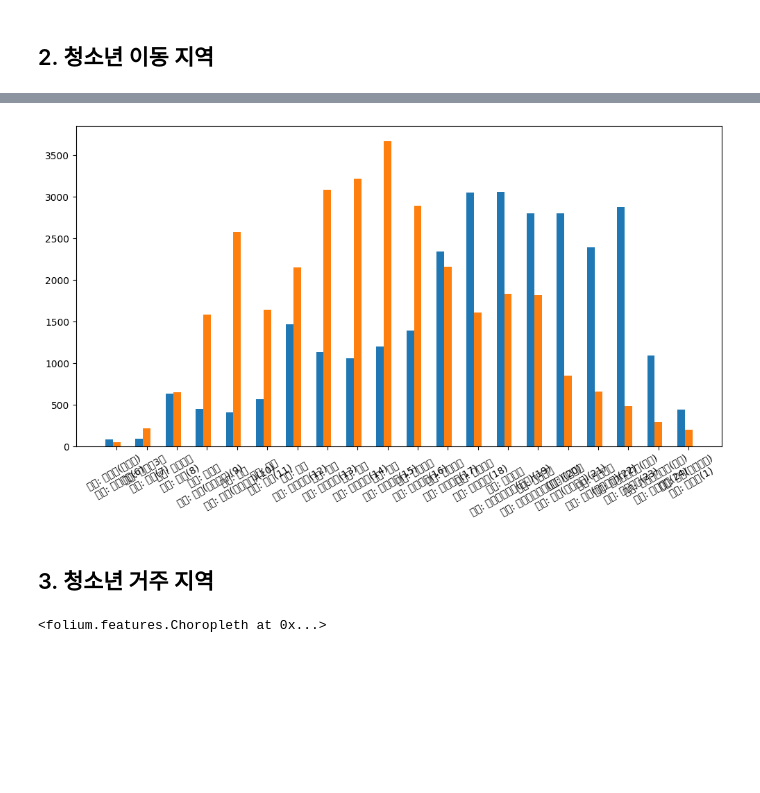
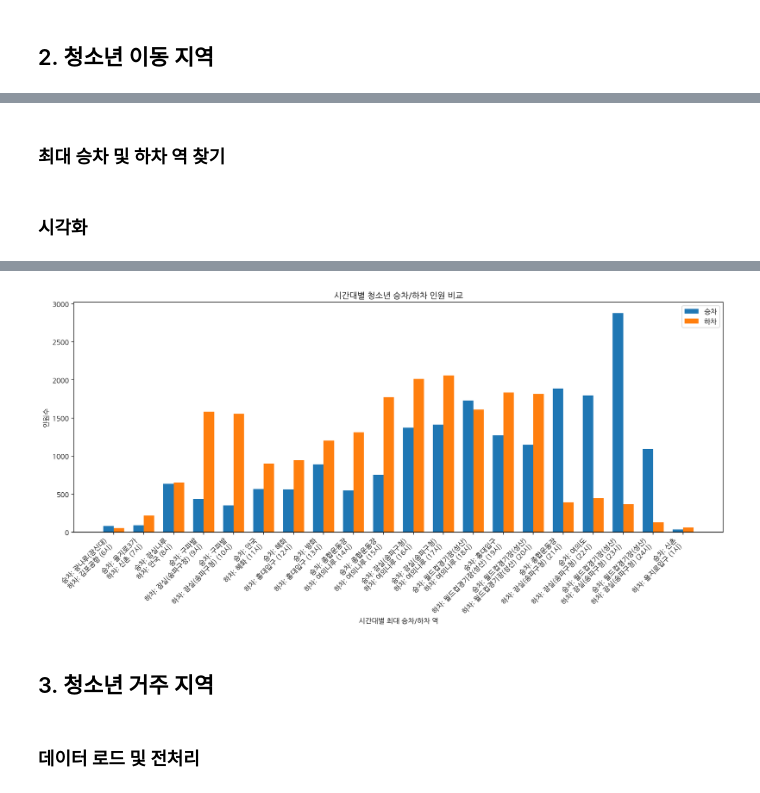
Before and after one commit to thdnjs0730/2024-1-my-BDA, a Jupyter notebook: 데이터분석과제_03조_20231596_최소원_20231596_최소원.ipynb, the cells around one changed output, grey strips where cells are left out. Drawn from its saved outputs; the diff is of its cells as text; code cells hidden in the pictures; blank space fills up the shorter version.

```diff
--- a/데이터분석과제_03조_20231596_최소원_20231596_최소원.ipynb
+++ b/데이터분석과제_03조_20231596_최소원_20231596_최소원.ipynb
@@ -181 +171,3 @@ WARNING:matplotlib.font_manager:findfont: Font family 'Malgun Gothic' not found.
+# %% [markdown]
+### 최대 승차 및 하차 역 찾기
 # %%
@@ -193,36 +181,44 @@ teenager = move_df[is_teenager]
 # %%
+# 각 시간대별 최대 승차 및 하차 인원과 역 찾기
 for row in teenager.itertuples(index=False):
     for i in range(20):
-        temp = row[i + 7];
-        if row[5] == '승차':
-            if temp > mx_on[i]:
+        temp = row[i + 7]  # 시간대별 승차/하차 인원
+        if row[5] == '승차':  # 승차일 경우
+            if temp > mx_on[i]:  # 최대 승차 인원을 갱신할 경우
                 mx_on[i] = temp
                 t = (i + 6) % 24
                 if t == 0:
                     t = 24
-                mx_time[i] = t
-                mx_station_on[i] = row[4];
-        if row[5] == '하차':
-            if temp > mx_off[i]:
+                mx_time[i] = t  # 시간대 저장
+                mx_station_on[i] = row[4]  # 역 이름 저장
+        elif row[5] == '하차':  # 하차일 경우
+            if temp > mx_off[i]:  # 최대 하차 인원을 갱신할 경우
                 mx_off[i] = temp
                 t = (i + 6) % 24
                 if t == 0:
                     t = 24
-                mx_time[i] = t
-                mx_station_off[i] = row[4];
+                mx_time[i] = t  # 시간대 저장
+                mx_station_off[i] = row[4]  # 역 이름 저장
 
-        mx_station[i] = '승차: ' + mx_station_on[i] + '\n하차: ' + mx_station_off[i] + '(' + str(mx_time[i]) + ')'
+        # 승차 및 하차 역 정보를 통합하여 저장
+        mx_station[i] = f'승차: {mx_station_on[i]}\n하차: {mx_station_off[i]} ({mx_time[i]}시)'
+# %% [markdown]
+### 시각화
 # %%
-plt.rc('font', family = 'Malgun Gothic')
-plt.rcParams['axes.unicode_minus'] = False
-
-fig, axx = plt.subplots(figsize=(12,6))
-bar_width = 0.25
-
+fig, axx = plt.subplots(figsize=(14, 7))
+bar_width = 0.35
 index = np.arange(20)
 
-plt.bar(index, mx_on, bar_width, label = '승차')
-plt.bar(index + bar_width, mx_off, bar_width, label = '하차')
-plt.xticks(np.arange(bar_width, 20 + bar_width, 1), mx_station, rotation = 30)
+# 최대 승차 및 하차 인원을 바 차트로 그리기
+plt.bar(index, mx_on, bar_width, label='승차')
+plt.bar(index + bar_width, mx_off, bar_width, label='하차')
+
+# x축 라벨 설정
+plt.xlabel('시간대별 최대 승차/하차 역')
+plt.ylabel('인원수')
+plt.title('시간대별 청소년 승차/하차 인원 비교')
+plt.xticks(index + bar_width / 2, mx_station, rotation=45, ha='right')
+plt.legend()
+plt.tight_layout()
 plt.show()
 # %% [output]
@@ -246,3 +225,3 @@ WARNING:matplotlib.font_manager:findfont: Font family 'Malgun Gothic' not found.
-[figure, old version]
+[figure, new version]
 # %% [markdown]
 ## 3. 청소년 거주 지역
@@ -264,0 +228,2 @@ df_pop = pd.read_csv('202403_202403_주민등록 인구 기타현황(아동청
+# %% [markdown]
+### 데이터 로드 및 전처리
@@ -274,15 +243,0 @@ map_seoul = folium.Map(location=[37.56, 127], zoom_start=12, tiles='cartodbposit
-# %%
-# Choropleth 맵 그리기
-bins = list(df_pop["청소년 전체"].quantile([0, 0.2, 0.4, 0.5, 0.6, 0.7, 0.8, 0.9, 1]))
-folium.Choropleth(
-    geo_data=geo_seoul,
-    data=df_pop,
-    columns=('행정기관코드', '청소년 전체'),
-    key_on='feature.properties.SIG_CD',
-    fill_color='Blues',
-    nan_fill_color='White',
-    fill_opacity=1,
-    line_opacity=0.5
-).add_to(map_seoul)
-# %% [output]
-<folium.features.Choropleth at 0x...>
```
Also changed, not shown: parts of 22 cells of this notebook.
